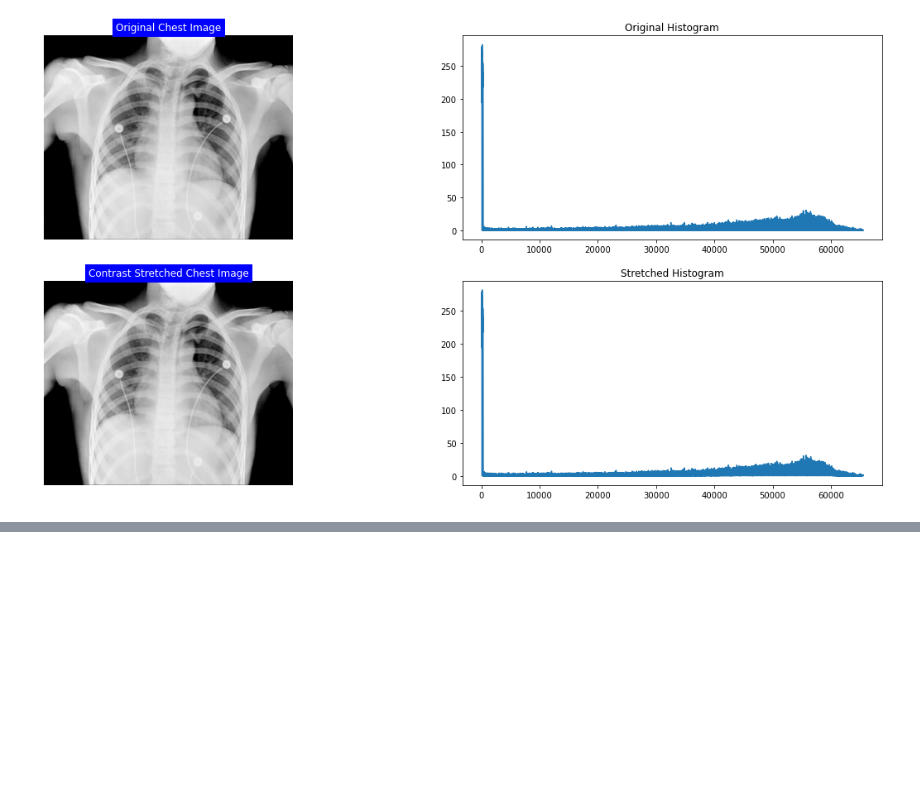
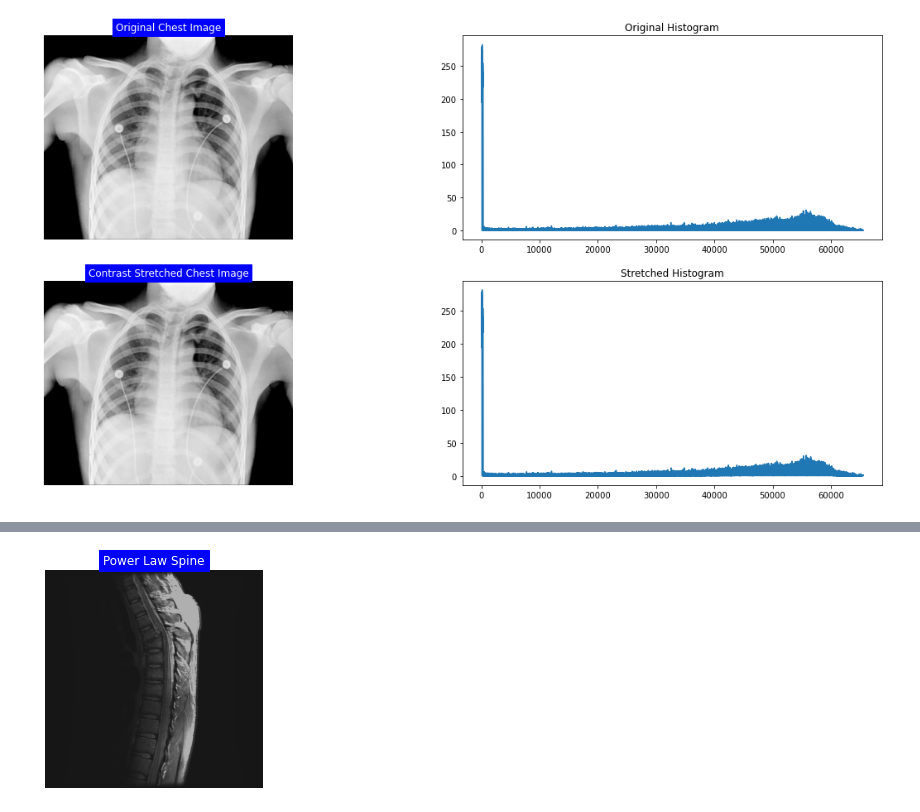
Before and after one commit to zahrasalarian/Digital-Image-Processing-for-Medical-Applications, a Jupyter notebook: HW2/pt-1.ipynb, the cells around one changed output, grey strips where cells are left out. Saved outputs shown, nothing was run; the diff lists cells and outputs as text; code cells hidden in the pictures; blank space fills up the shorter version.

```diff
--- a/HW2/pt-1.ipynb
+++ b/HW2/pt-1.ipynb
@@ -85,0 +132,4 @@ Text(0.5, 1.0, 'Stretched Histogram')
+# %%
+plaw_img = power_law(spine_img, 1.5)
+# %% [output]
+[figure, added]
```
Also changed, not shown: parts of 17 cells of this notebook.
